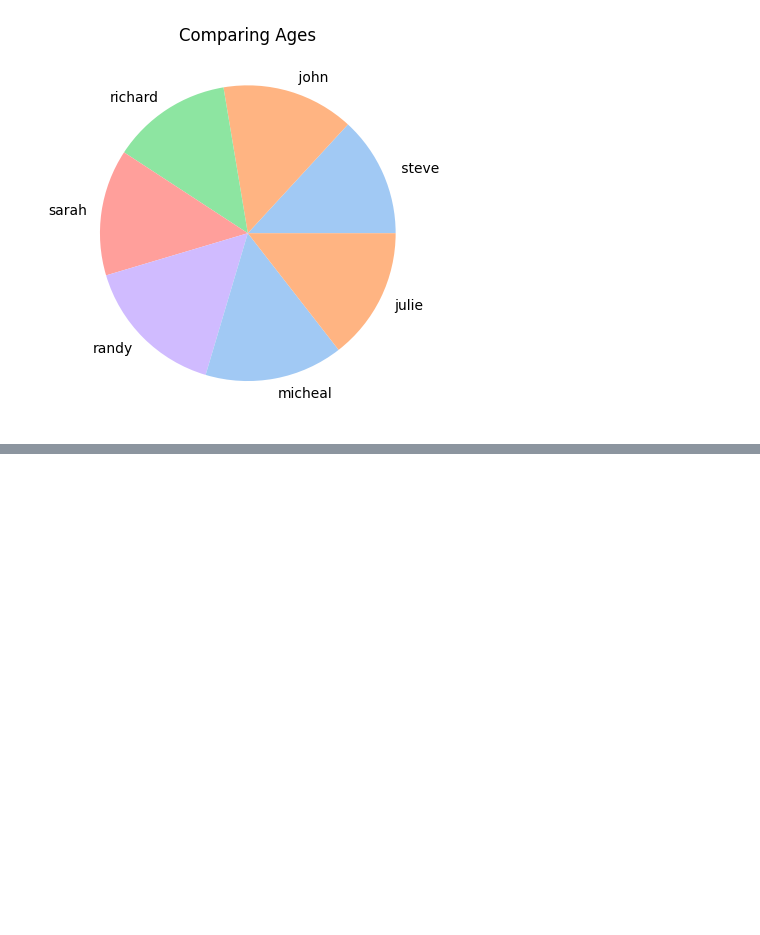
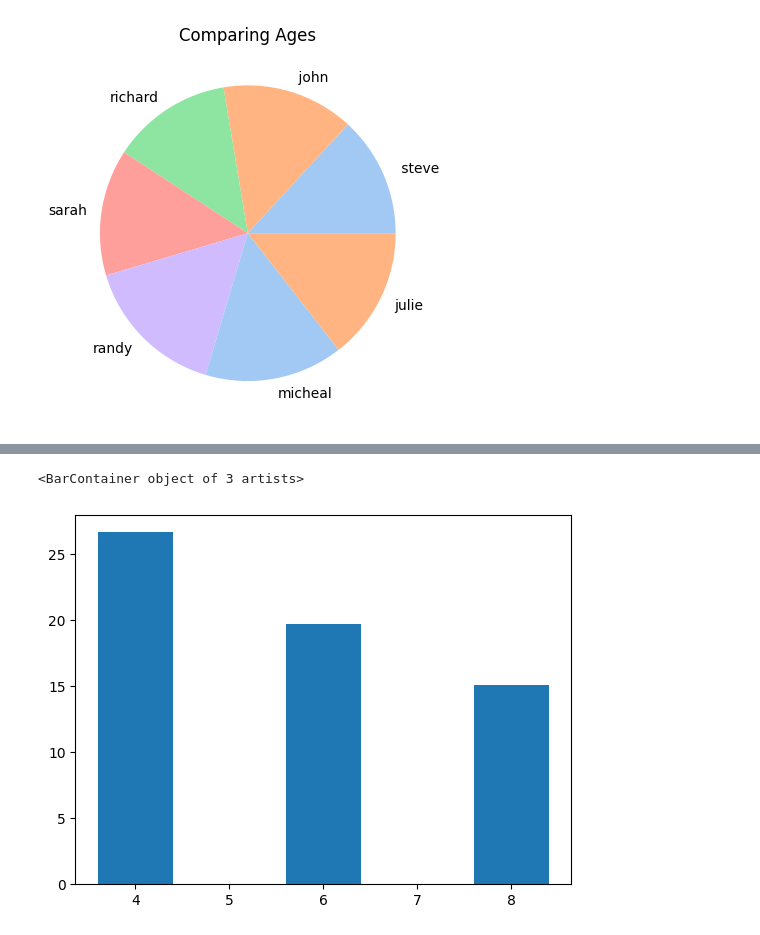
Before and after one commit to fmuranda/Python-for-Data-Science-and-Machine-Learning-Essential-Training-Part-1, a Jupyter notebook: Matplotlib_and_Seaborn.ipynb, the cells around one changed output, grey strips where cells are left out. Drawn from its saved outputs; the diff is of its cells as text; code cells hidden in the pictures; blank space fills up the shorter version.

```diff
--- a/Matplotlib_and_Seaborn.ipynb
+++ b/Matplotlib_and_Seaborn.ipynb
@@ -82,0 +100,5 @@ plt.show()
+# %%
+plt.bar(x,y)
+# %% [output]
+<BarContainer object of 3 artists>
+[figure, added]
```
Also changed, not shown: parts of 6 cells of this notebook.
